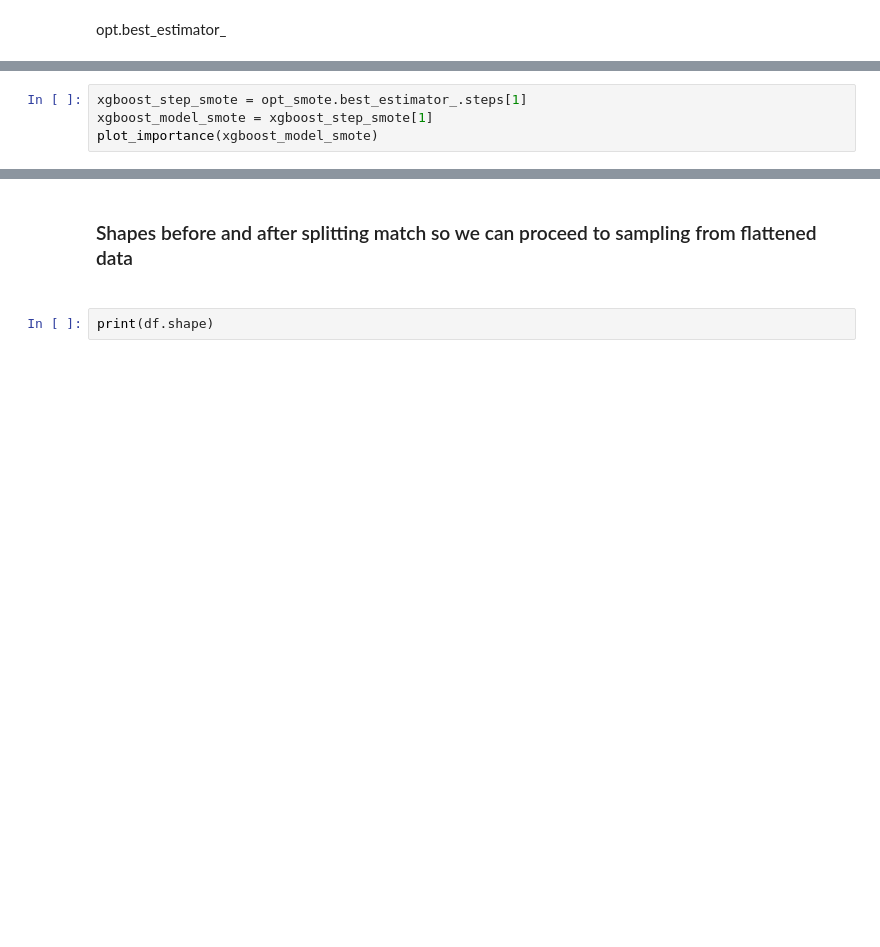
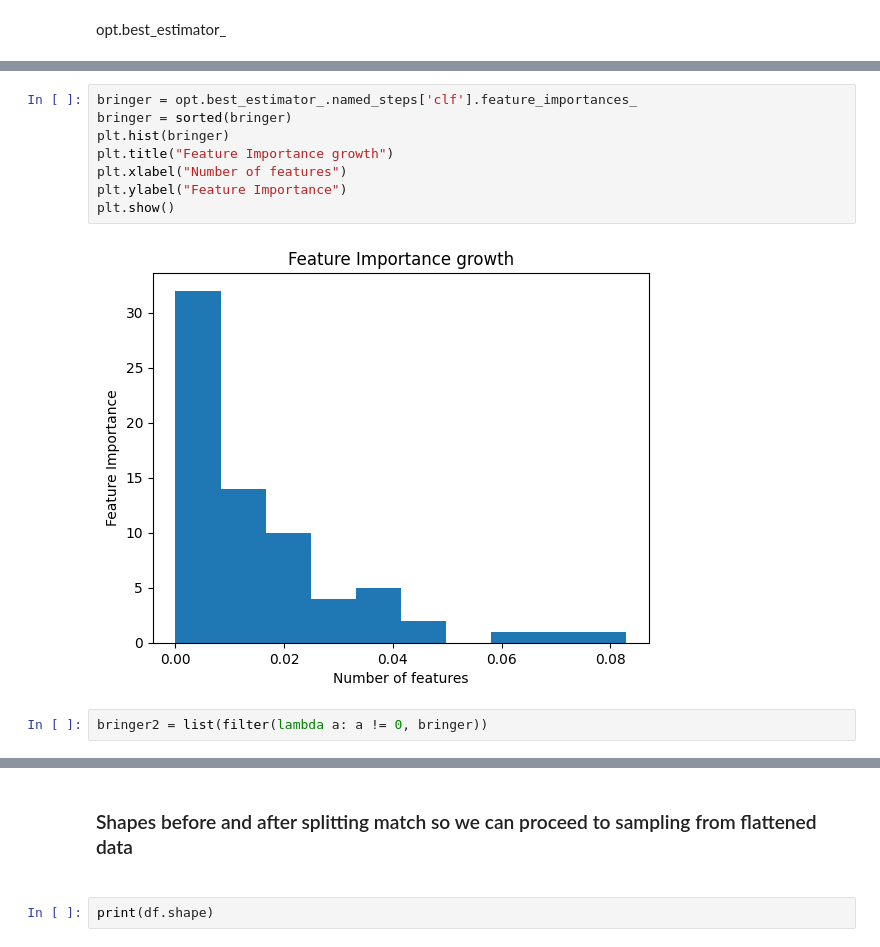
Before and after one commit to kora11e/XAI-Bankrupcy-Prediction-and-Explanation-with-XGBoost-Project, a Jupyter notebook: main.ipynb, the cells around one changed output, grey strips where cells are left out. Drawn from its saved outputs; the diff is of its cells as text; blank space fills up the shorter version.

```diff
--- a/main.ipynb
+++ b/main.ipynb
@@ -427,4 +477,12 @@ print(opt.best_estimator_.named_steps['clf'].feature_importances_)
-# %%
-xgboost_step_smote = opt_smote.best_estimator_.steps[1]
-xgboost_model_smote = xgboost_step_smote[1]
-plot_importance(xgboost_model_smote)
+# %%
+bringer = opt.best_estimator_.named_steps['clf'].feature_importances_
+bringer = sorted(bringer)
+plt.hist(bringer)
+plt.title("Feature Importance growth")
+plt.xlabel("Number of features")
+plt.ylabel("Feature Importance")
+plt.show()
+# %% [output]
+[figure, added]
+# %%
+bringer2 = list(filter(lambda a: a != 0, bringer))
```
Also changed, not shown: parts of 70 cells of this notebook.
